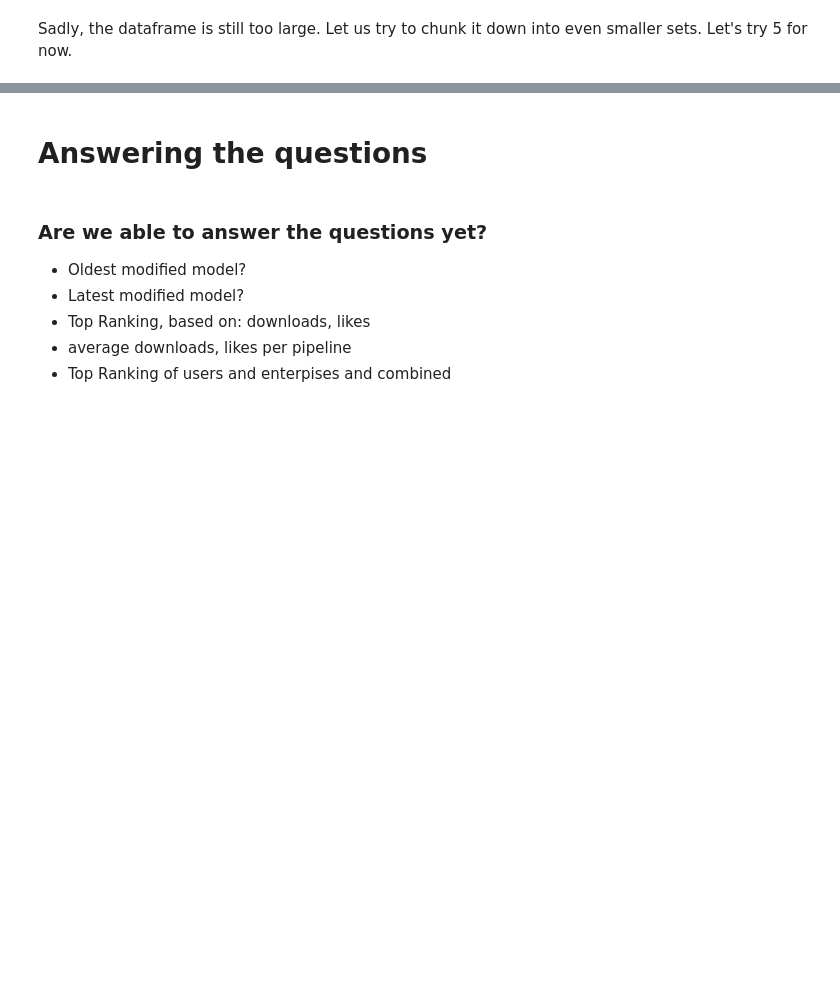
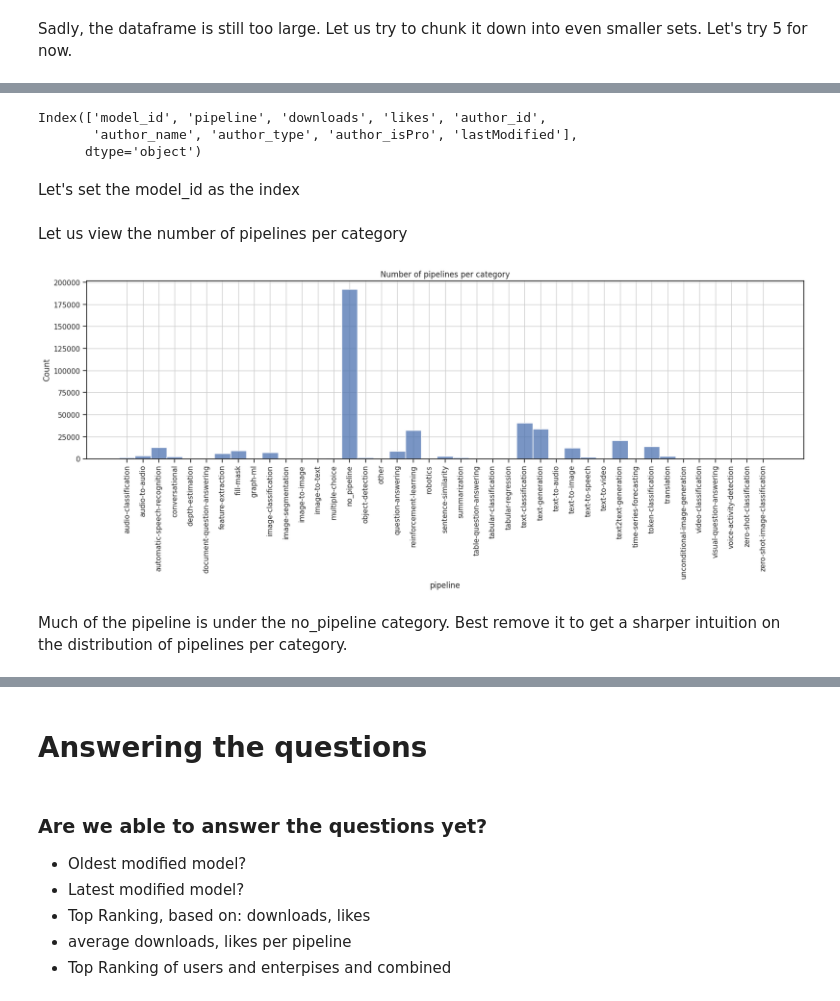
Before and after one commit to Abdullah-Nasir-Chowdhury/HuggingFace_Model-Analysis, a Jupyter notebook: hugging-face-models-analysis.ipynb, the cells around one changed output, grey strips where cells are left out. Drawn from its saved outputs; the diff is of its cells as text; code cells hidden in the pictures; blank space fills up the shorter version.

```diff
--- a/hugging-face-models-analysis.ipynb
+++ b/hugging-face-models-analysis.ipynb
@@ -741,0 +1821,25 @@ print(f'chunk5: {chunk5.info(verbose=False, memory_usage=True)}')
+# %%
+df_ = df9.copy()
+df_.columns
+# %% [output]
+Index(['model_id', 'pipeline', 'downloads', 'likes', 'author_id',
+       'author_name', 'author_type', 'author_isPro', 'lastModified'],
+      dtype='object')
+# %% [markdown]
+Let's set the model_id as the index
+# %%
+df_ = df_.set_index('model_id')
+# %% [markdown]
+Let us view the number of pipelines per category
+# %%
+plt.figure(figsize=(20,5))
+sns.set(style = 'ticks')
+sns.histplot(data=df_, x=df_['pipeline'])
+plt.xticks(rotation=90)
+plt.grid()
+plt.title('Number of pipelines per category')
+plt.show()
+# %% [output]
+[figure, added]
+# %% [markdown]
+Much of the pipeline is under the no_pipeline category. Best remove it to get a sharper intuition on the distribution of pipelines per category.
```
Also changed, not shown: parts of 167 cells of this notebook.
